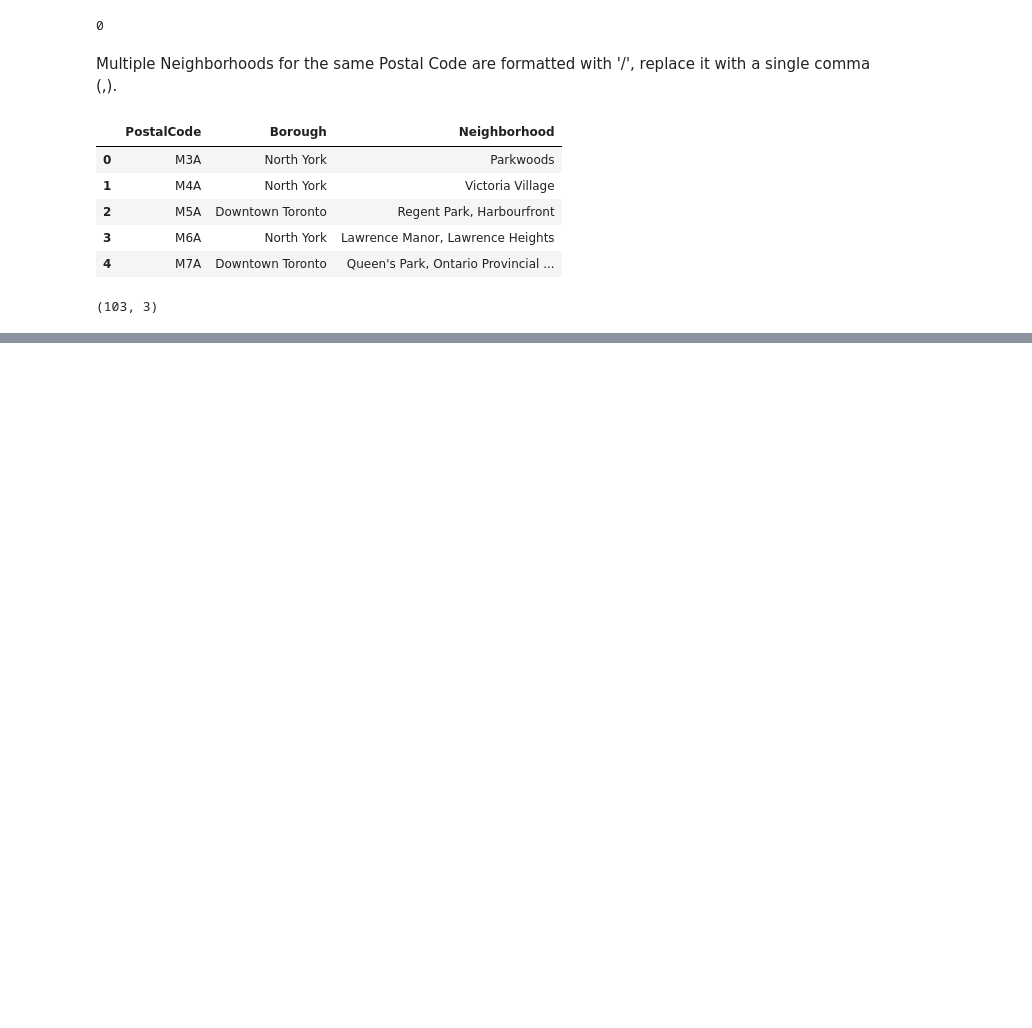
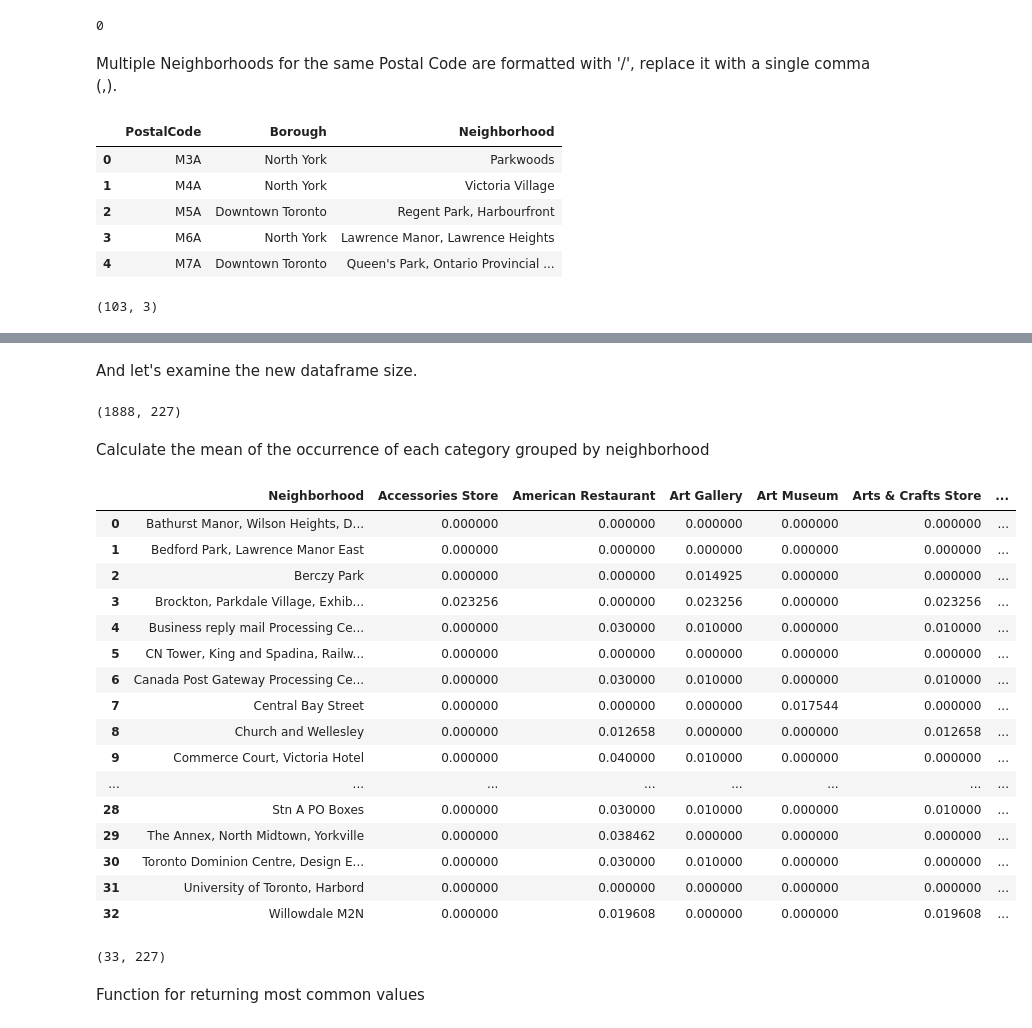
Before and after one commit to luciovaloroso/Coursera_Capstone, a Jupyter notebook: Toronto Neighborhoods.ipynb, the cells around one changed output, grey strips where cells are left out. Drawn from its saved outputs; the diff is of its cells as text; code cells hidden in the pictures; blank space fills up the shorter version.

```diff
--- a/Toronto Neighborhoods.ipynb
+++ b/Toronto Neighborhoods.ipynb
@@ -111,0 +325,6 @@ postal_codes.head(12)
+# %%
+indexes = toronto_venues[toronto_venues["Neighborhood"].isin(too_few['Neighborhood'])].index
+
+toronto_venues_filtered = toronto_venues.drop(indexes)
+toronto_venues_filtered.reset_index(inplace=True, drop=True)
+toronto_venues_filtered.shape
@@ -111,0 +408,8 @@ postal_codes.head(12)
+# %%
+# one hot encoding
+toronto_onehot = pd.get_dummies(toronto_venues_filtered[['Venue Category']], prefix="", prefix_sep="")
+
+# add neighborhood column back to dataframe
+toronto_onehot['Neighborhood'] = toronto_venues_filtered['Neighborhood']
+
+toronto_onehot.shape
@@ -111,0 +418,8 @@ postal_codes.head(12)
+# %%
+# move neighborhood column to the first column
+nb = toronto_onehot.columns.get_loc('Neighborhood')
+fixed_columns = [toronto_onehot.columns[nb]] + list(toronto_onehot.columns[: nb]) + list(toronto_onehot.columns[nb+1 :])
+
+toronto_onehot = toronto_onehot[fixed_columns]
+
+toronto_onehot.head()
@@ -111,0 +433,35 @@ postal_codes.head(12)
+# %% [markdown]
+And let's examine the new dataframe size.
+# %%
+toronto_onehot.shape
+# %% [output]
+(1888, 227)
+# %% [markdown]
+Calculate the mean of the occurrence of each category grouped by neighborhood
+# %%
+toronto_grouped = toronto_onehot.groupby('Neighborhood').mean().reset_index()
+toronto_grouped
+# %% [output]
+|  | Neighborhood | Accessories Store | American Restaurant | Art Gallery | Art Museum | Arts & Crafts Store | ... |
+| 0 | Bathurst Manor, Wilson Heights, D... | 0.000000 | 0.000000 | 0.000000 | 0.000000 | 0.000000 | ... |
+| 1 | Bedford Park, Lawrence Manor East | 0.000000 | 0.000000 | 0.000000 | 0.000000 | 0.000000 | ... |
+| 2 | Berczy Park | 0.000000 | 0.000000 | 0.014925 | 0.000000 | 0.000000 | ... |
+| 3 | Brockton, Parkdale Village, Exhib... | 0.023256 | 0.000000 | 0.023256 | 0.000000 | 0.023256 | ... |
+| 4 | Business reply mail Processing Ce... | 0.000000 | 0.030000 | 0.010000 | 0.000000 | 0.010000 | ... |
+| 5 | CN Tower, King and Spadina, Railw... | 0.000000 | 0.000000 | 0.000000 | 0.000000 | 0.000000 | ... |
+| 6 | Canada Post Gateway Processing Ce... | 0.000000 | 0.030000 | 0.010000 | 0.000000 | 0.010000 | ... |
+| 7 | Central Bay Street | 0.000000 | 0.000000 | 0.000000 | 0.017544 | 0.000000 | ... |
+| 8 | Church and Wellesley | 0.000000 | 0.012658 | 0.000000 | 0.000000 | 0.012658 | ... |
+| 9 | Commerce Court, Victoria Hotel | 0.000000 | 0.040000 | 0.010000 | 0.000000 | 0.000000 | ... |
+| ... | ... | ... | ... | ... | ... | ... | ... |
+| 28 | Stn A PO Boxes | 0.000000 | 0.030000 | 0.010000 | 0.000000 | 0.010000 | ... |
+| 29 | The Annex, North Midtown, Yorkville | 0.000000 | 0.038462 | 0.000000 | 0.000000 | 0.000000 | ... |
+| 30 | Toronto Dominion Centre, Design E... | 0.000000 | 0.030000 | 0.010000 | 0.000000 | 0.000000 | ... |
+| 31 | University of Toronto, Harbord | 0.000000 | 0.000000 | 0.000000 | 0.000000 | 0.000000 | ... |
+| 32 | Willowdale M2N | 0.000000 | 0.019608 | 0.000000 | 0.000000 | 0.019608 | ... |
+# %%
+toronto_grouped.shape
+# %% [output]
+(33, 227)
+# %% [markdown]
+Function for returning most common values
```
Also changed, not shown: parts of 75 cells of this notebook.
